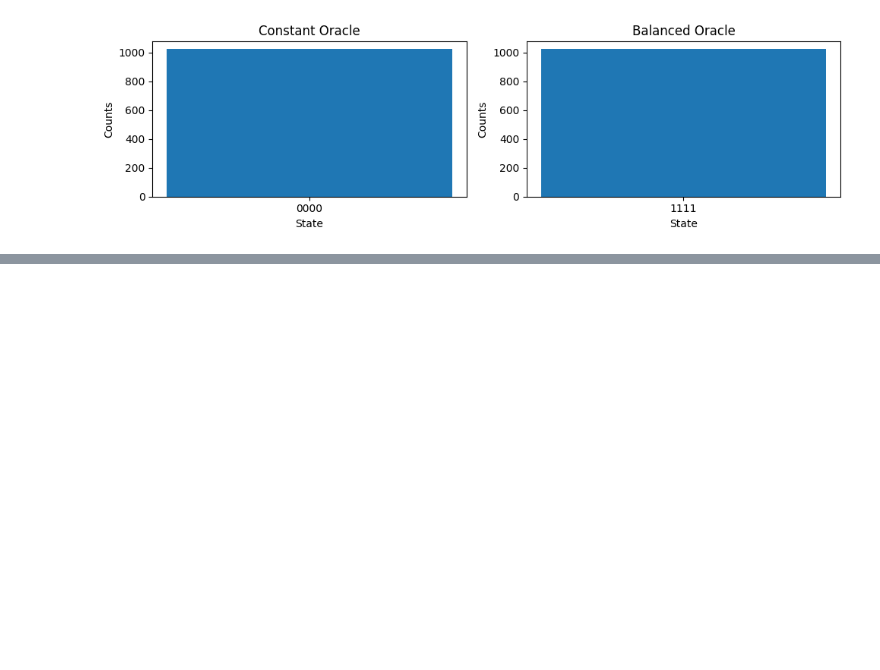
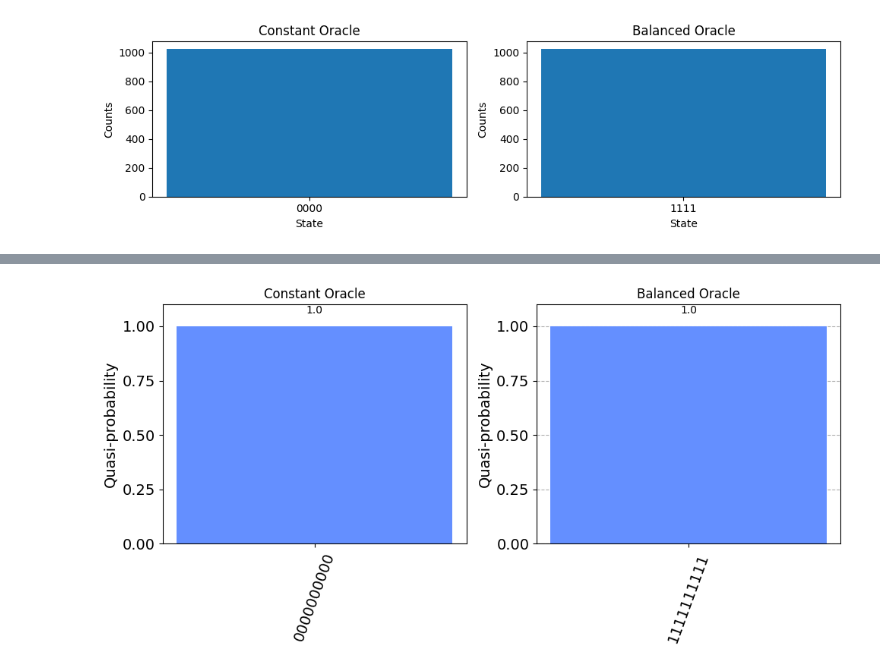
Before and after one commit to Axect/QuantumAlgorithms, a Jupyter notebook: notebook_qiskit/deutsch_jozsa.ipynb, the cells around one changed output, grey strips where cells are left out. Cells and saved outputs as stored; diff of their text form; code cells hidden in the pictures; blank space fills up the shorter version.

```diff
--- a/notebook_qiskit/deutsch_jozsa.ipynb
+++ b/notebook_qiskit/deutsch_jozsa.ipynb
@@ -129,0 +168,13 @@ plt.show()
+# %%
+c10 = run_dj('constant', 10)
+b10 = run_dj('balanced', 10)
+# %%
+fig, ax = plt.subplots(1, 2, figsize=(10, 5))
+plot_distribution(c10.quasi_dists[0].binary_probabilities(), ax=ax[0])
+ax[0].set_title('Constant Oracle')
+plot_distribution(b10.quasi_dists[0].binary_probabilities(), ax=ax[1])
+ax[1].set_title('Balanced Oracle')
+plt.tight_layout()
+plt.show()
+# %% [output]
+[figure, added]
```
Also changed, not shown: parts of 10 cells of this notebook, 1 other file.
